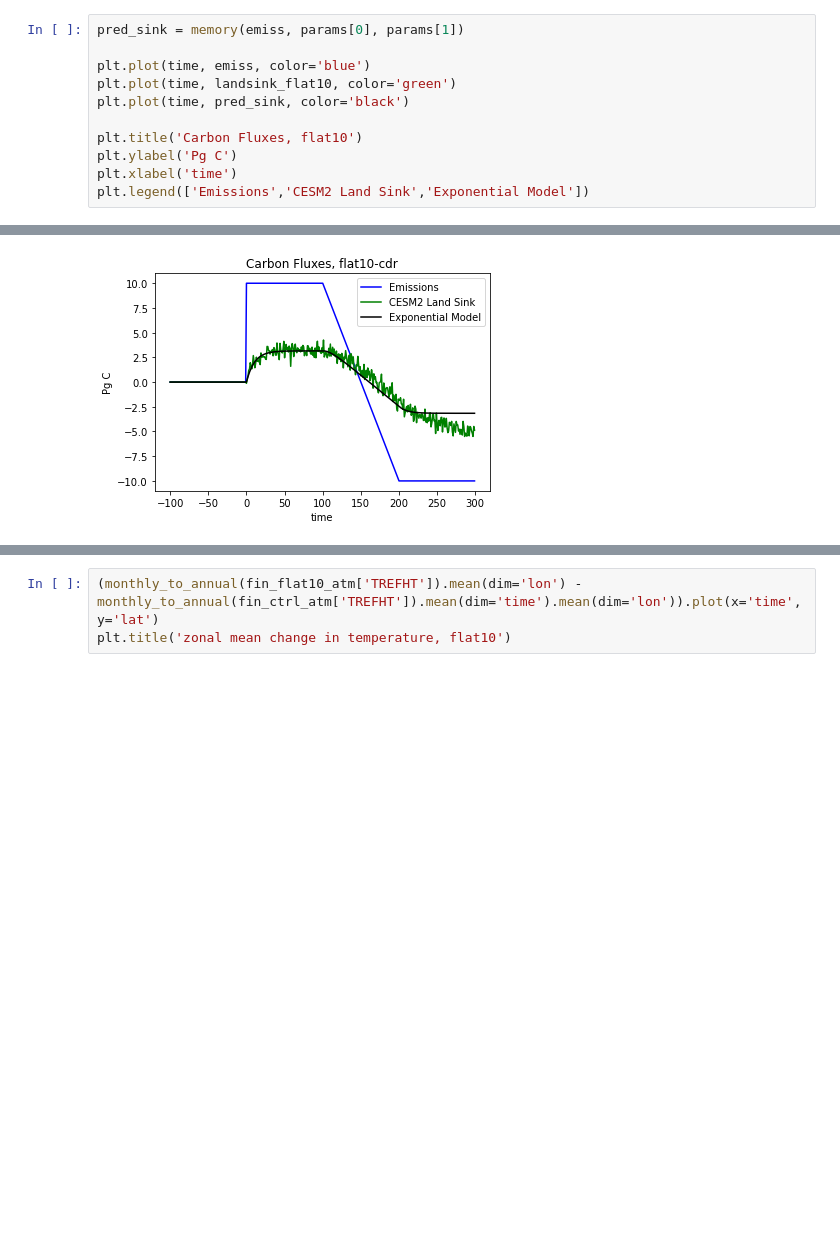
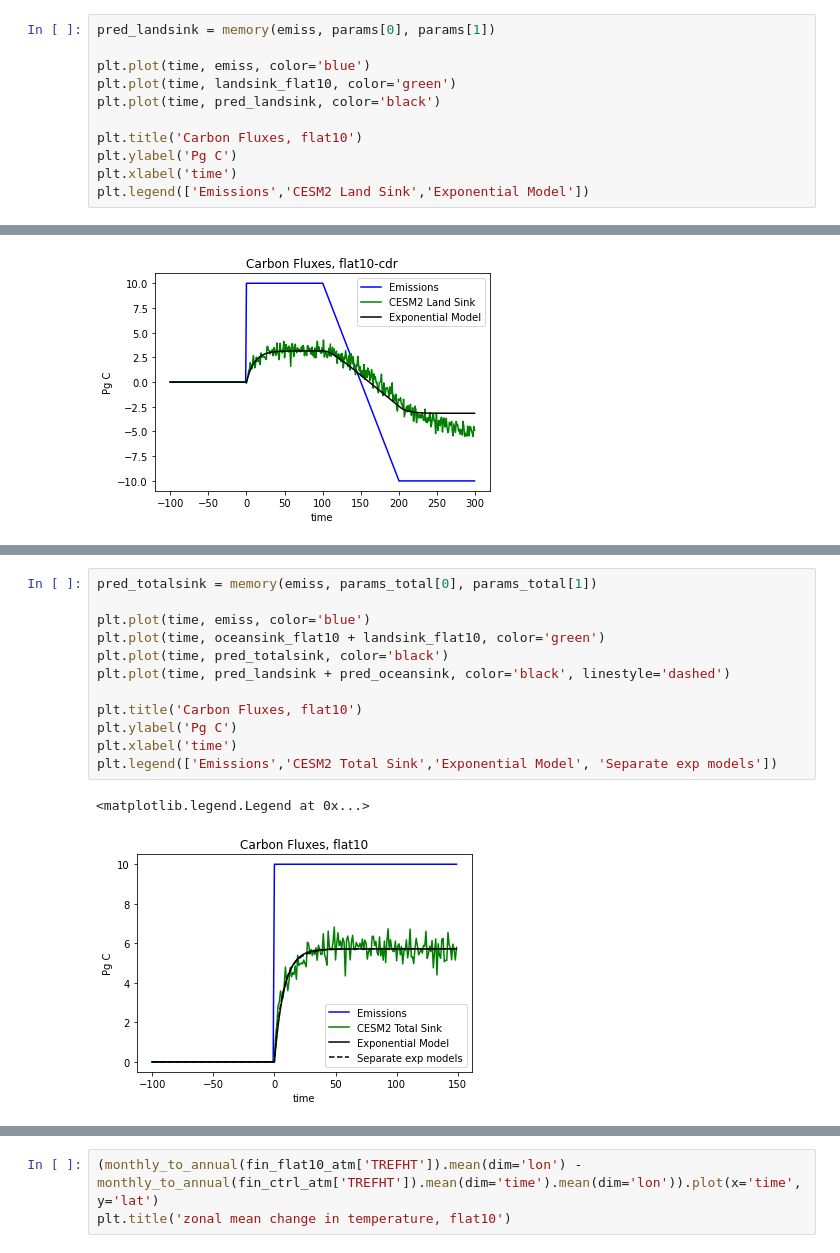
Before and after one commit to ckoven/flat10, a Jupyter notebook: flat10-analysis.ipynb, the cells around one changed output, grey strips where cells are left out. Cells and saved outputs as stored; diff of their text form; blank space fills up the shorter version.

```diff
--- a/flat10-analysis.ipynb
+++ b/flat10-analysis.ipynb
@@ -212,11 +214,11 @@ print(params)
 # %% [output]
 [10.44610243  0.0317134 ]
 # %%
-pred_sink = memory(emiss, params[0], params[1])
+pred_landsink = memory(emiss, params[0], params[1])
 
 plt.plot(time, emiss, color='blue')
 plt.plot(time, landsink_flat10, color='green')
-plt.plot(time, pred_sink, color='black')
+plt.plot(time, pred_landsink, color='black')
 
 plt.title('Carbon Fluxes, flat10')
 plt.ylabel('Pg C')
@@ -274,0 +344,15 @@ plt.legend(['Emissions','CESM2 Land Sink','Exponential Model'])
+# %%
+pred_totalsink = memory(emiss, params_total[0], params_total[1])
+
+plt.plot(time, emiss, color='blue')
+plt.plot(time, oceansink_flat10 + landsink_flat10, color='green')
+plt.plot(time, pred_totalsink, color='black')
+plt.plot(time, pred_landsink + pred_oceansink, color='black', linestyle='dashed')
+
+plt.title('Carbon Fluxes, flat10')
+plt.ylabel('Pg C')
+plt.xlabel('time')
+plt.legend(['Emissions','CESM2 Total Sink','Exponential Model', 'Separate exp models'])
+# %% [output]
+<matplotlib.legend.Legend at 0x...>
+[figure, added]
```
Also changed, not shown: parts of 11 cells of this notebook.
